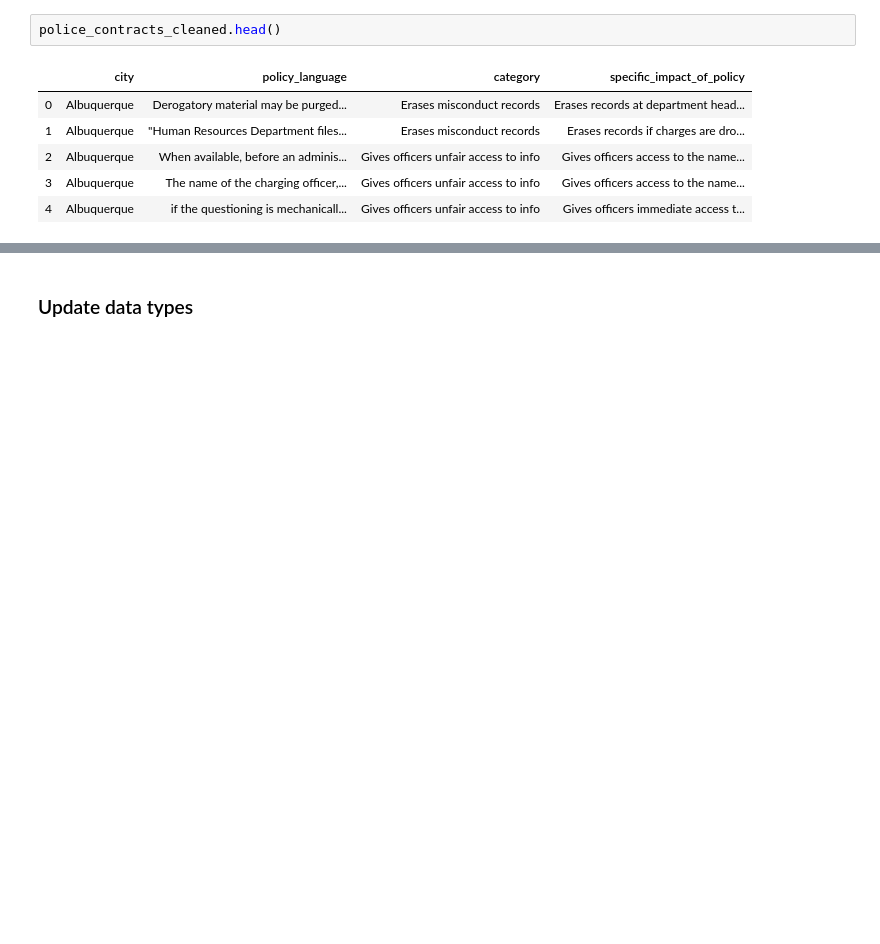
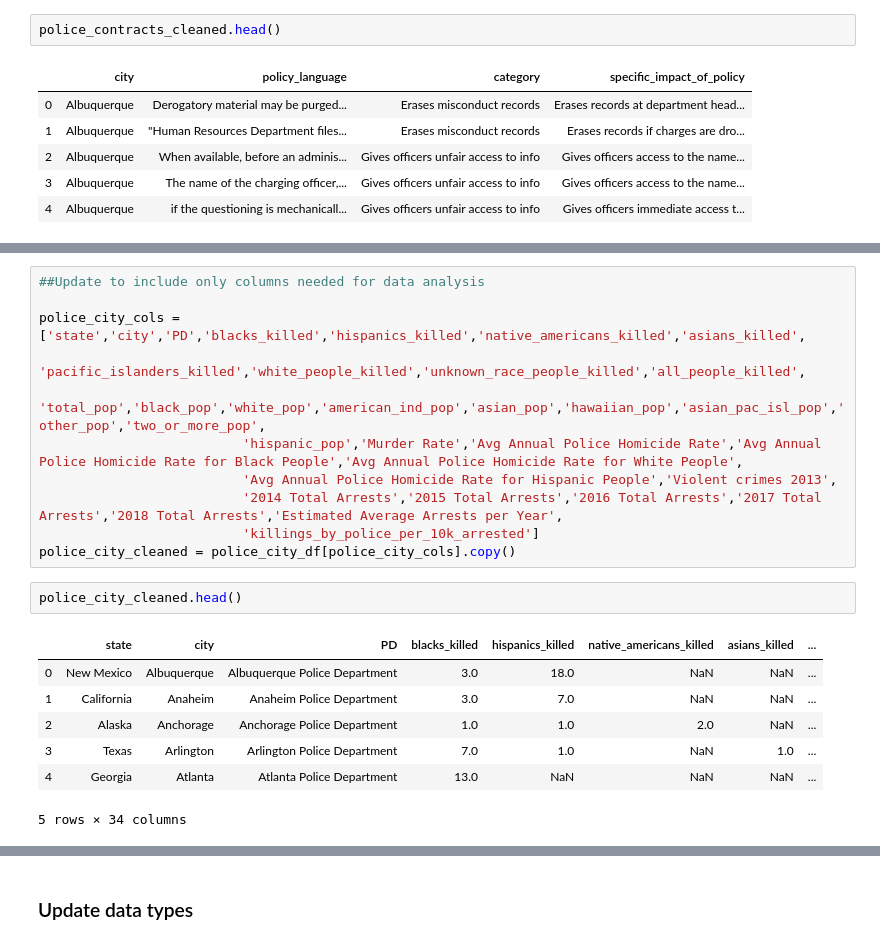
Before and after one commit to etarakci/project-two, a Jupyter notebook: data_to_JSON.ipynb, the cells around one changed output, grey strips where cells are left out. Drawn from its saved outputs; the diff is of its cells as text; blank space fills up the shorter version.

```diff
--- a/data_to_JSON.ipynb
+++ b/data_to_JSON.ipynb
@@ -232,0 +283,21 @@ police_contracts_cleaned.head()
+# %%
+##Update to include only columns needed for data analysis
+
+police_city_cols = ['state','city','PD','blacks_killed','hispanics_killed','native_americans_killed','asians_killed',
+                          'pacific_islanders_killed','white_people_killed','unknown_race_people_killed','all_people_killed',
+                          'total_pop','black_pop','white_pop','american_ind_pop','asian_pop','hawaiian_pop','asian_pac_isl_pop','other_pop','two_or_more_pop',
+                          'hispanic_pop','Murder Rate','Avg Annual Police Homicide Rate','Avg Annual Police Homicide Rate for Black People','Avg Annual Police Homicide Rate for White People',
+                          'Avg Annual Police Homicide Rate for Hispanic People','Violent crimes 2013',
+                          '2014 Total Arrests','2015 Total Arrests','2016 Total Arrests','2017 Total Arrests','2018 Total Arrests','Estimated Average Arrests per Year',
+                          'killings_by_police_per_10k_arrested']
+police_city_cleaned = police_city_df[police_city_cols].copy()
+# %%
+police_city_cleaned.head()
+# %% [output]
+|  | state | city | PD | blacks_killed | hispanics_killed | native_americans_killed | asians_killed | ... |
+| 0 | New Mexico | Albuquerque | Albuquerque Police Department | 3.0 | 18.0 | NaN | NaN | ... |
+| 1 | California | Anaheim | Anaheim Police Department | 3.0 | 7.0 | NaN | NaN | ... |
+| 2 | Alaska | Anchorage | Anchorage Police Department | 1.0 | 1.0 | 2.0 | NaN | ... |
+| 3 | Texas | Arlington | Arlington Police Department | 7.0 | 1.0 | NaN | 1.0 | ... |
+| 4 | Georgia | Atlanta | Atlanta Police Department | 13.0 | NaN | NaN | NaN | ... |
+5 rows × 34 columns
```
Also changed, not shown: parts of 15 cells of this notebook, 3 other files.
